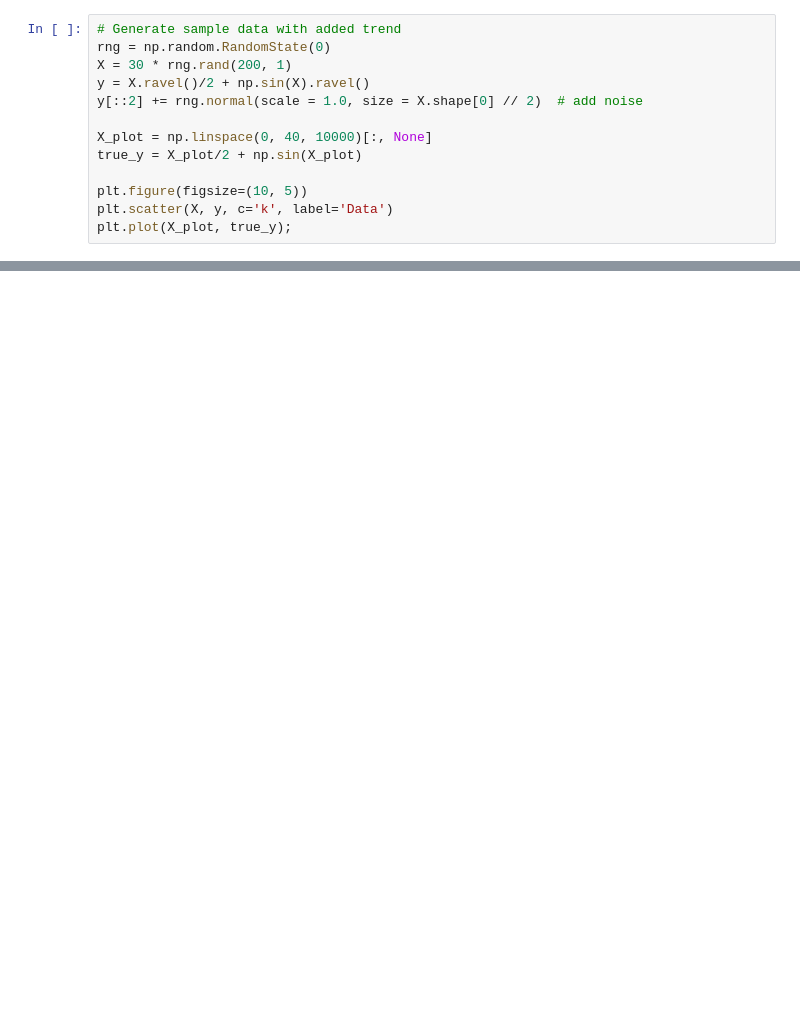
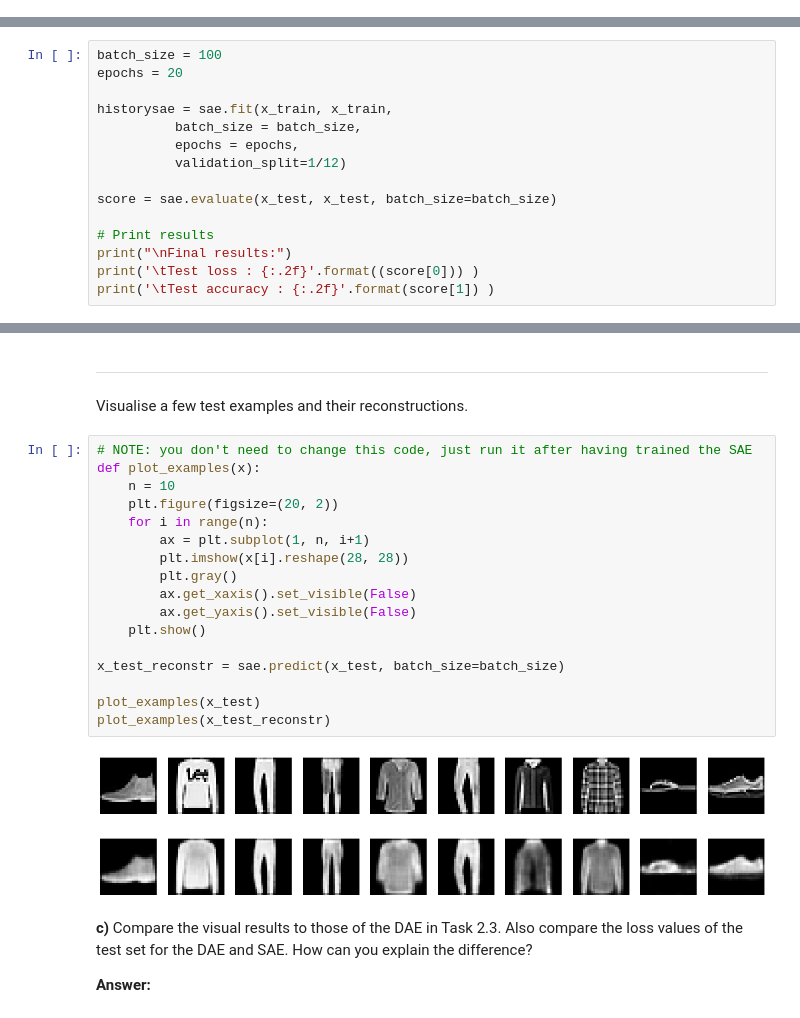
Before and after one commit to gomerudo/tuerecommendersystems, a Jupyter notebook: assignment2/Assignment2.ipynb, the cells around one changed output, grey strips where cells are left out. Saved outputs shown, nothing was run; the diff lists cells and outputs as text; blank space fills up the shorter version.

```diff
--- a/assignment2/Assignment2.ipynb
+++ b/assignment2/Assignment2.ipynb
@@ -312,13 +0,0 @@ svrm.fit(X)
-# %%
-# Generate sample data with added trend
-rng = np.random.RandomState(0)
-X = 30 * rng.rand(200, 1)
-y = X.ravel()/2 + np.sin(X).ravel()
-y[::2] += rng.normal(scale = 1.0, size = X.shape[0] // 2)  # add noise
-
-X_plot = np.linspace(0, 40, 10000)[:, None]
-true_y = X_plot/2 + np.sin(X_plot)
-
-plt.figure(figsize=(10, 5))
-plt.scatter(X, y, c='k', label='Data')
-plt.plot(X_plot, true_y);
@@ -399,0 +1145,15 @@ Note: Report the AUC scores of your best models in your report as well. In case
+# %%
+batch_size = 100
+epochs = 20
+
+historysae = sae.fit(x_train, x_train,
+          batch_size = batch_size,
+          epochs = epochs,
+          validation_split=1/12)
+
+score = sae.evaluate(x_test, x_test, batch_size=batch_size)
+
+# Print results
+print("\nFinal results:")
+print('\tTest loss : {:.2f}'.format((score[0])) )
+print('\tTest accuracy : {:.2f}'.format(score[1]) )
@@ -399,0 +1203,28 @@ Note: Report the AUC scores of your best models in your report as well. In case
+# %% [markdown]
+***
+
+Visualise a few test examples and their reconstructions.
+# %%
+# NOTE: you don't need to change this code, just run it after having trained the SAE
+def plot_examples(x):
+    n = 10
+    plt.figure(figsize=(20, 2))
+    for i in range(n):
+        ax = plt.subplot(1, n, i+1)
+        plt.imshow(x[i].reshape(28, 28))
+        plt.gray()
+        ax.get_xaxis().set_visible(False)
+        ax.get_yaxis().set_visible(False)
+    plt.show()
+
+x_test_reconstr = sae.predict(x_test, batch_size=batch_size)
+
+plot_examples(x_test)
+plot_examples(x_test_reconstr)
+# %% [output]
+[figure, added]
+[figure, added]
+# %% [markdown]
+**c)** Compare the visual results to those of the DAE in Task 2.3. Also compare the loss values of the test set for the DAE and SAE. How can you explain the difference?
+
+**Answer:**
```
Also changed, not shown: parts of 108 cells of this notebook.
